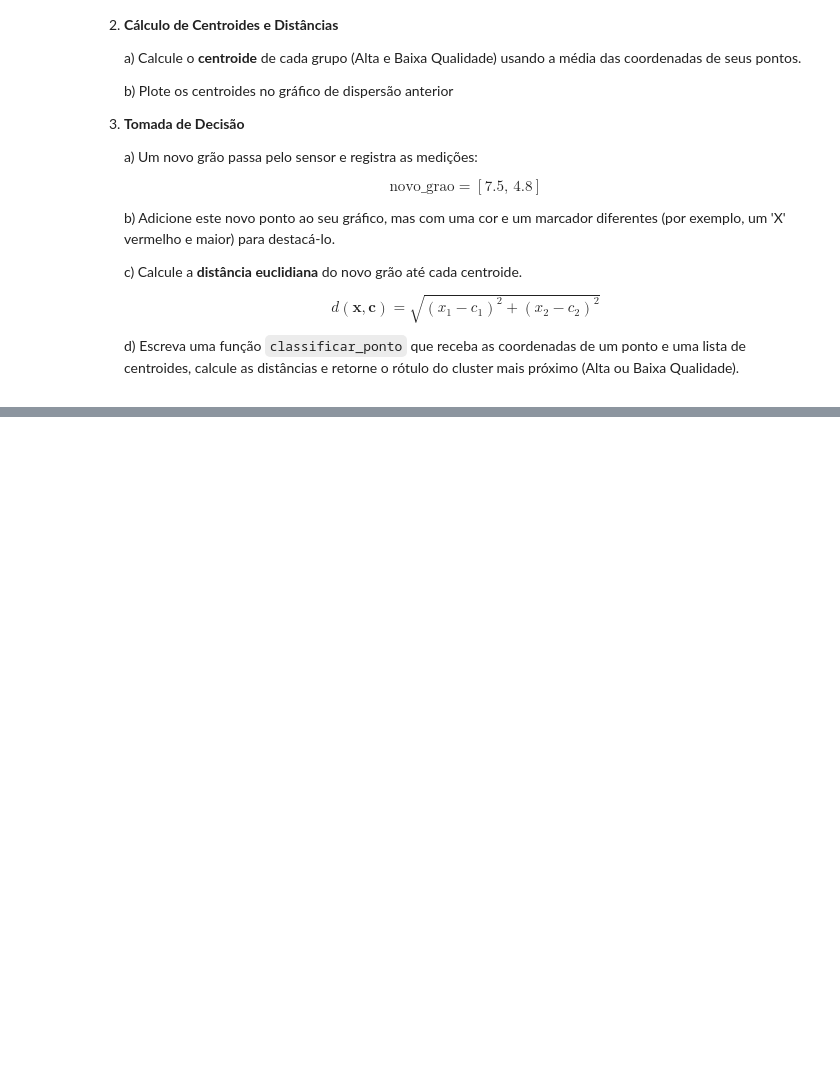
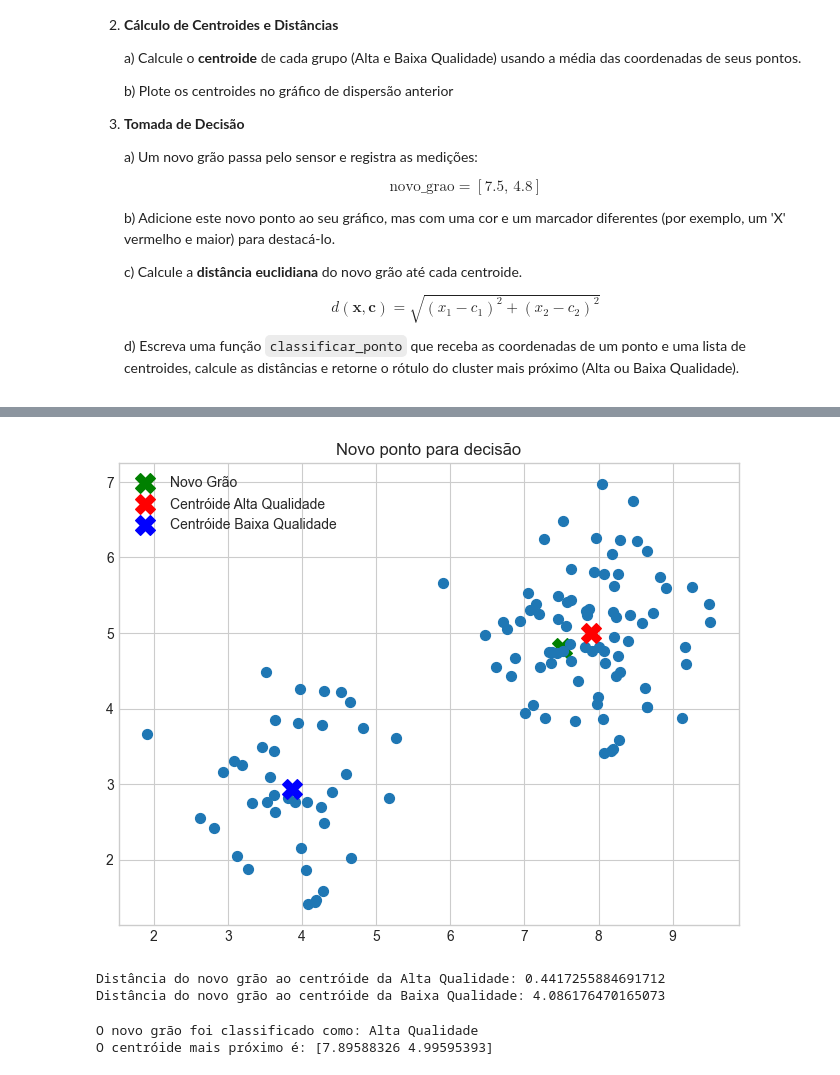
Before and after one commit to gilcesarf/unsupervised-learning, a Jupyter notebook: 01 - Fundamentals.ipynb, the cells around one changed output, grey strips where cells are left out. Drawn from its saved outputs; the diff is of its cells as text; code cells hidden in the pictures; blank space fills up the shorter version.

```diff
--- a/01 - Fundamentals.ipynb
+++ b/01 - Fundamentals.ipynb
@@ -1156,0 +1279,52 @@ Uma cooperativa de café usa uma máquina para classificar grãos com base em du
+# %%
+novo_grao = [7.5, 4.8]
+
+# Adiciona o novo ponto ao gráfico
+plt.figure(figsize=(8, 6))
+plt.scatter(novo_grao[0], novo_grao[1], c='green', s=200, marker='X', label='Novo Grão')
+plt.scatter(X[:, 0], X[:, 1], s=50, cmap='viridis')
+plt.scatter(centroide_alta[0], centroide_alta[1], c='red', s=200, marker='X', label='Centróide Alta Qualidade')
+plt.scatter(centroide_baixa[0], centroide_baixa[1], c='blue', s=200, marker='X', label='Centróide Baixa Qualidade')
+plt.title('Novo ponto para decisão')
+plt.legend()
+plt.show()
+# %% [output]
+[figure, added]
+# %%
+def calcular_distancia_euclidiana(ponto, centroide):
+    """
+    Calcula a distância euclidiana entre um ponto e um centroide.
+    """
+    return np.sqrt((ponto[0] - centroide[0])**2 + (ponto[1] - centroide[1])**2)
+
+# distancia euclidiana
+distancia_alta = calcular_distancia_euclidiana(novo_grao, centroide_alta)
+distancia_baixa = calcular_distancia_euclidiana(novo_grao, centroide_baixa)
+
+print(f"Distância do novo grão ao centróide da Alta Qualidade: {distancia_alta}")
+print(f"Distância do novo grão ao centróide da Baixa Qualidade: {distancia_baixa}")
+# %% [output]
+Distância do novo grão ao centróide da Alta Qualidade: 0.4417255884691712
+Distância do novo grão ao centróide da Baixa Qualidade: 4.086176470165073
+# %%
+def classificar_ponto(ponto, centroides):
+    """
+    Recibe un punto y una lista de centroides, calcula las distancias euclidianas
+    y retorna una tupla con la etiqueta del cluster más cercano ('Alta Qualidade' o 'Baixa Qualidade')
+    y el centroide correspondiente.
+    """
+    distancias = [calcular_distancia_euclidiana(ponto, c) for c in centroides]
+    indice_min = np.argmin(distancias)
+    if indice_min == 0:
+        return 'Alta Qualidade', centroides[0]
+    else:
+        return 'Baixa Qualidade', centroides[1]
+
+centroides = [centroide_alta, centroide_baixa]
+
+resultado = classificar_ponto(novo_grao, centroides)
+print(f"O novo grão foi classificado como: {resultado[0]}")
+print(f"O centróide mais próximo é: {resultado[1]}")
+# %% [output]
+O novo grão foi classificado como: Alta Qualidade
+O centróide mais próximo é: [7.89588326 4.99595393]
```
Also changed, not shown: parts of 10 cells of this notebook.
